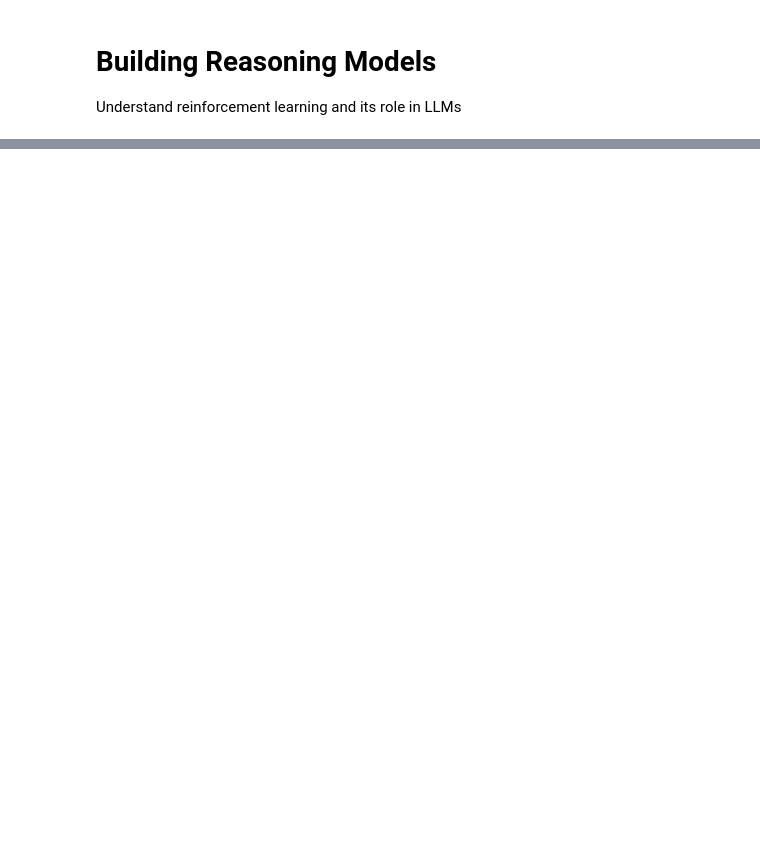
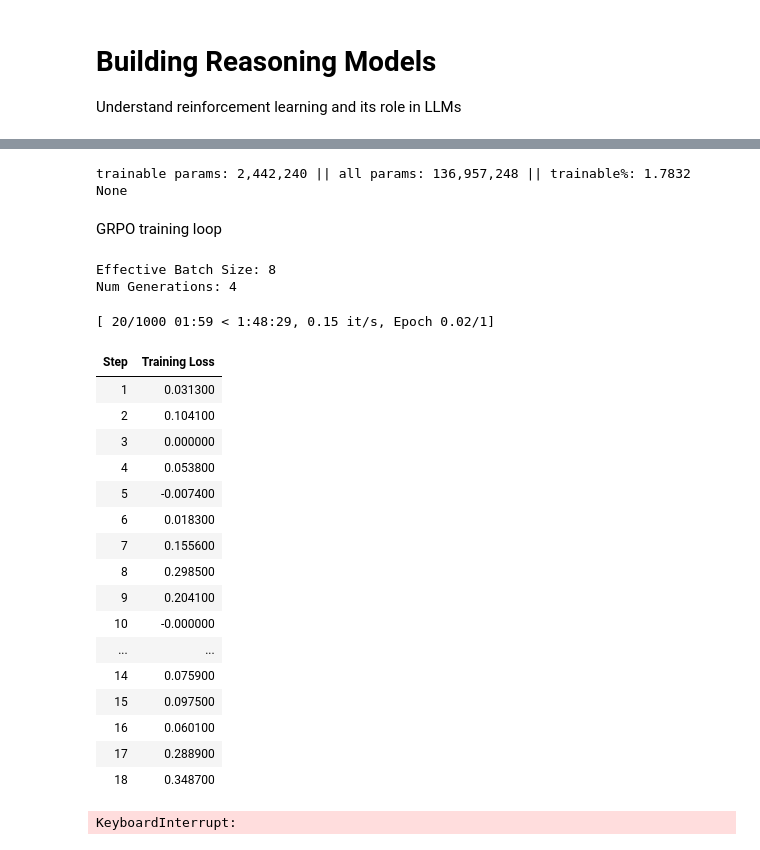
Before and after one commit to minimartzz/learning, a Jupyter notebook: huggingface_llm/12_reasoning_models.ipynb, the cells around one changed output, grey strips where cells are left out. Saved outputs shown, nothing was run; the diff lists cells and outputs as text; code cells hidden in the pictures; blank space fills up the shorter version.

Commit message:
[Update] Completed GRPO with Pytorch and TRL

```diff
--- a/huggingface_llm/12_reasoning_models.ipynb
+++ b/huggingface_llm/12_reasoning_models.ipynb
@@ -33,0 +233,4 @@ import seaborn as sns
+# %%
+# Load dataset
+dataset = load_dataset("mlabonne/smoltldr")
+print(dataset)
@@ -33,0 +276,75 @@ import seaborn as sns
+# %%
+# LoRA configurations - reduces number of trainable parameters
+lora_config = LoraConfig(
+  task_type="CAUSAL_LM",
+  r=8,
+  lora_alpha=32,
+  target_modules="all-linear",
+)
+model = get_peft_model(model, lora_config)
+print(model.print_trainable_parameters())
+# %% [output]
+trainable params: 2,442,240 || all params: 136,957,248 || trainable%: 1.7832
+None
+# %%
+# Reward function
+ideal_length = 50
+
+def reward_len(completions, **kwargs):
+  return [-abs(ideal_length - len(completion)) for completion in completions]
+# %% [markdown]
+GRPO training loop
+# %%
+# Training arguments
+training_args = GRPOConfig(
+  output_dir="GRPO",
+  learning_rate=2e-5,
+  per_device_train_batch_size=4,
+  gradient_accumulation_steps=2,
+  max_prompt_length=512,
+  max_completion_length=96,       # Maximum length for generated text
+  num_generations=4,
+  optim="adamw_8bit",
+  num_train_epochs=1,
+  bf16=True,
+  report_to=["none"],
+  remove_unused_columns=False,
+  logging_steps=1,
+  # max_steps=50                   # Maximum number of iterations in a single epoch
+)
+print(f"Effective Batch Size: {training_args.per_device_train_batch_size * training_args.gradient_accumulation_steps}")
+print(f"Num Generations: {training_args.num_generations}")
+# %% [output]
+Effective Batch Size: 8
+Num Generations: 4
+# %%
+# Trainer
+trainer = GRPOTrainer(
+  model=model,
+  reward_funcs=[reward_len],
+  args=training_args,
+  train_dataset=dataset["train"],
+)
+
+# Train model
+trainer.train()
+# %% [output]
+[ 20/1000 01:59 < 1:48:29, 0.15 it/s, Epoch 0.02/1]
+| Step | Training Loss |
+| 1 | 0.031300 |
+| 2 | 0.104100 |
+| 3 | 0.000000 |
+| 4 | 0.053800 |
+| 5 | -0.007400 |
+| 6 | 0.018300 |
+| 7 | 0.155600 |
+| 8 | 0.298500 |
+| 9 | 0.204100 |
+| 10 | -0.000000 |
+| ... | ... |
+| 14 | 0.075900 |
+| 15 | 0.097500 |
+| 16 | 0.060100 |
+| 17 | 0.288900 |
+| 18 | 0.348700 |
+KeyboardInterrupt:
```
Also changed, not shown: parts of 31 cells of this notebook.
